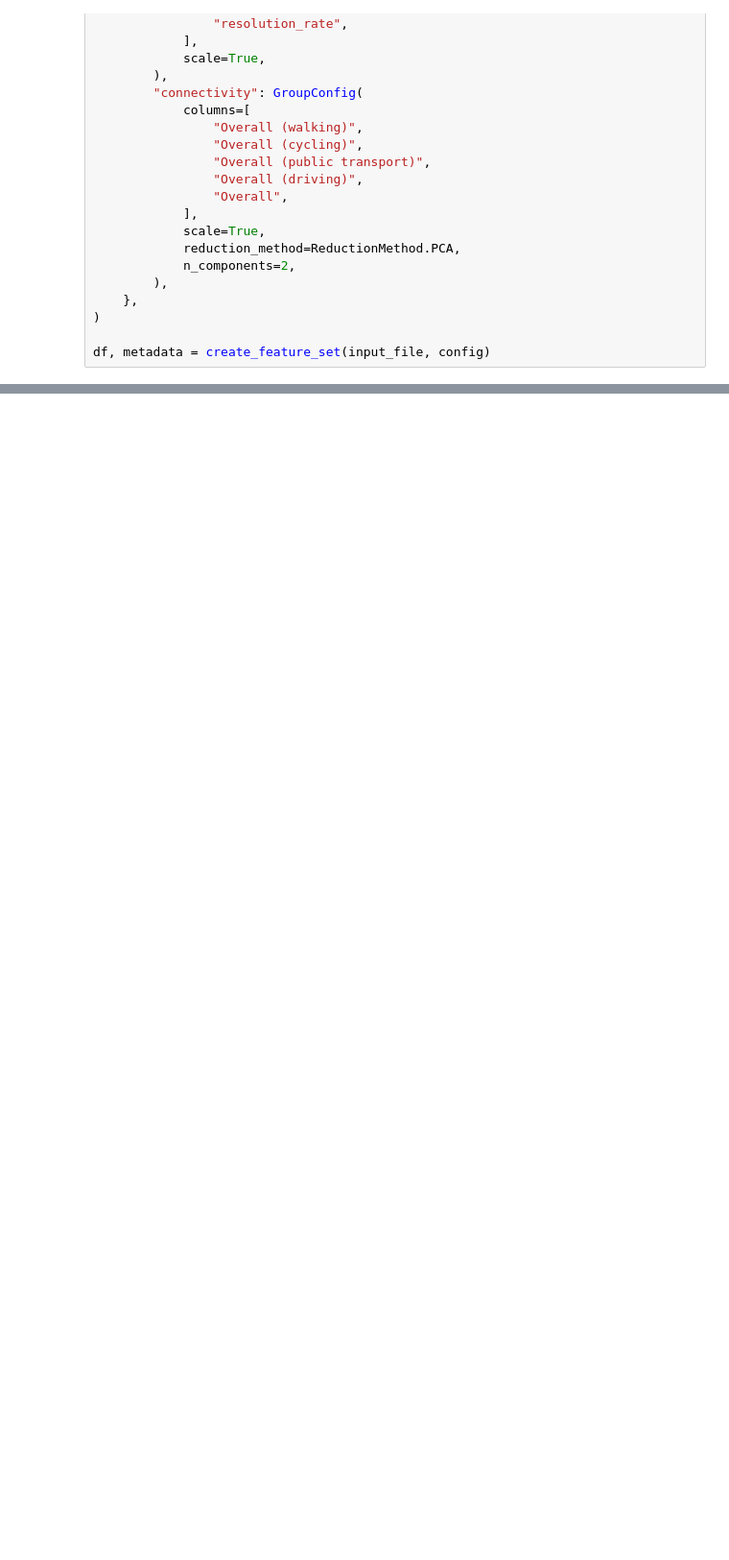
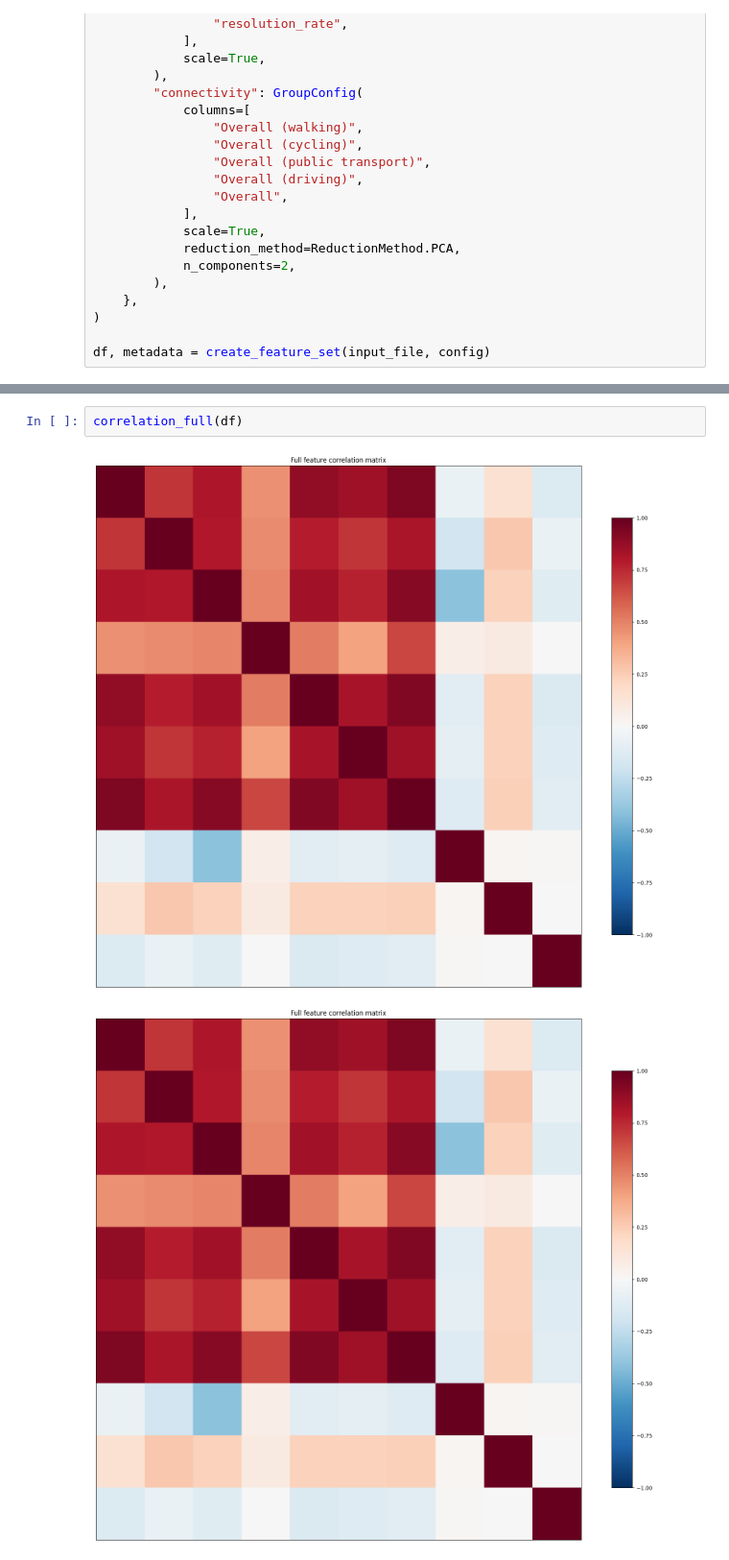
Before and after one commit to bristol-fused-indicators/imd_feature_engineering, a Jupyter notebook: notebooks/0_demo_create_and_inspect_featureset.ipynb, the cells around one changed output, grey strips where cells are left out. Shown at 96% size. Drawn from its saved outputs; the diff is of its cells as text; blank space fills up the shorter version.

```diff
--- a/notebooks/0_demo_create_and_inspect_featureset.ipynb
+++ b/notebooks/0_demo_create_and_inspect_featureset.ipynb
@@ -50,0 +91,5 @@ df, metadata = create_feature_set(input_file, config)
+# %%
+correlation_full(df)
+# %% [output]
+[figure, added]
+[figure, added]
```
Also changed, not shown: parts of 6 cells of this notebook, 11 other files.
